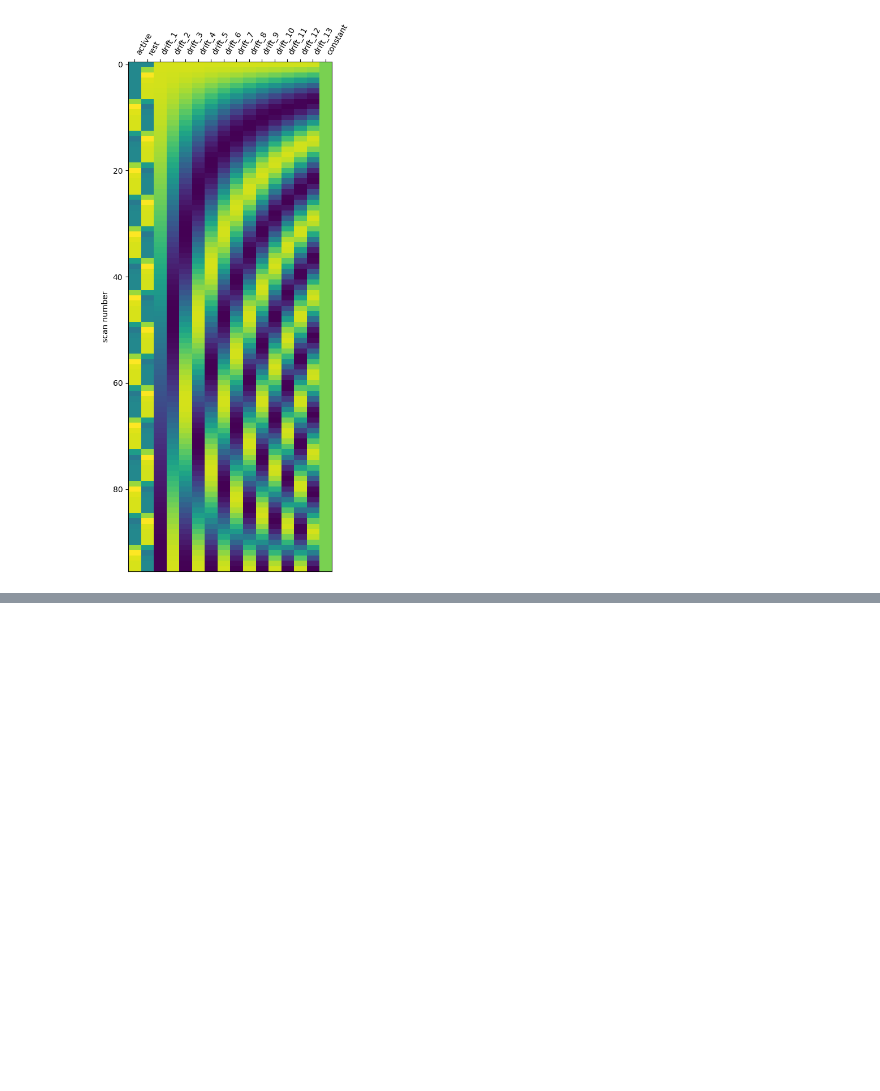
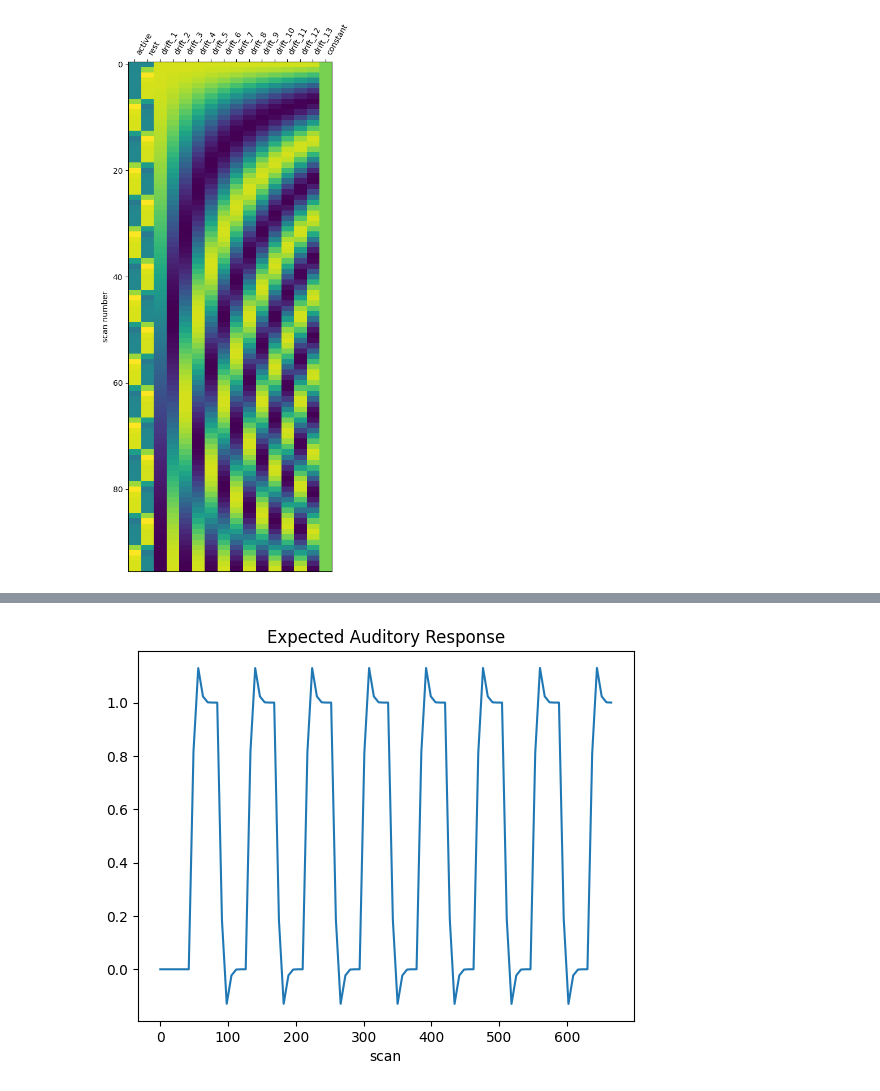
Before and after one commit to drewrl3v/fmri-sir, a Jupyter notebook: standard_glm_analysis.ipynb, the cells around one changed output, grey strips where cells are left out. Cells and saved outputs as stored; diff of their text form; code cells hidden in the pictures; blank space fills up the shorter version.

```diff
--- a/standard_glm_analysis.ipynb
+++ b/standard_glm_analysis.ipynb
@@ -120,3 +120,10 @@ design_matrix.iloc[[1,0]]
 |  | active | rest | drift_1 | drift_2 | drift_3 | drift_4 | drift_5 | drift_6 | drift_7 | drift_8 | drift_9 | ... |
 | 7.0 | 0.0 | 0.817784 | 0.144164 | 0.143643 | 0.142775 | 0.141564 | 0.140012 | 0.138122 | 0.135900 | 0.133351 | 0.130480 | ... |
 | 0.0 | 0.0 | 0.000000 | 0.144318 | 0.144260 | 0.144164 | 0.144029 | 0.143855 | 0.143643 | 0.143392 | 0.143103 | 0.142775 | ... |
+# %%
+plt.plot(design_matrix["active"])
+plt.xlabel("scan")
+plt.title("Expected Auditory Response")
+plt.show()
+# %% [output]
+[figure, added]
```
Also changed, not shown: parts of 12 cells of this notebook.
